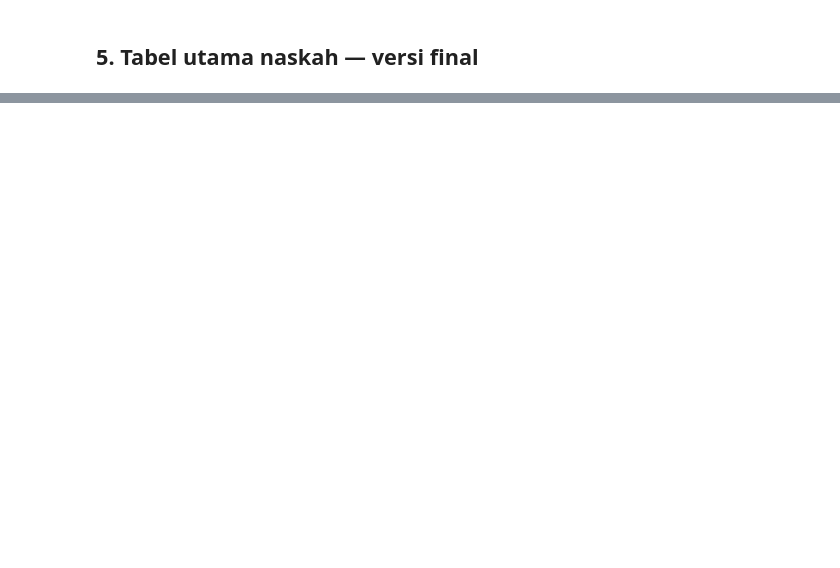
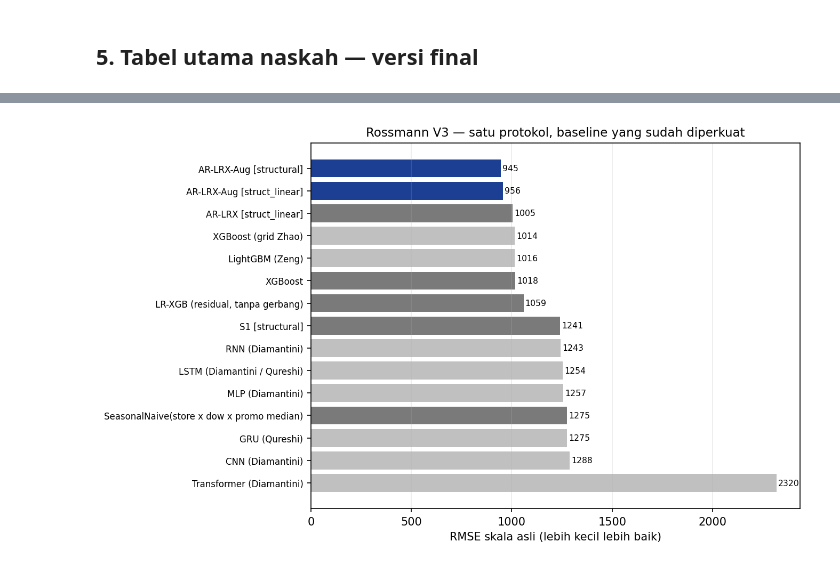
Before and after one commit to wahyuramadhandotcom/A-Hybrid-forecasting-model, a Jupyter notebook: notebooks/exp06b_rossmann_baselines_strong.ipynb, the cells around one changed output, grey strips where cells are left out. Cells and saved outputs as stored; diff of their text form; code cells hidden in the pictures; blank space fills up the shorter version.

```diff
--- a/notebooks/exp06b_rossmann_baselines_strong.ipynb
+++ b/notebooks/exp06b_rossmann_baselines_strong.ipynb
@@ -21,2 +202,21 @@ for label, fp, grid in [        ("LightGBM (Zeng)", B.fp_lightgbm, B.GRID_LIGHTG
 # %%
-old = pd.read_csv("../results/exp06_rossmann_baselines_unified.csv").set_index("model")cmp_ = []for r in rows:    m = r["model"]    if m in old.index:        o = float(old.loc[m, "orig_RMSE"])        cmp_.append({"model": m, "exp06 (lemah)": o, "exp06b (kuat)": r["orig_RMSE"],                     "perbaikan (%)": (r["orig_RMSE"] - o) / o * 100,                     "val_R2 lama": float(old.loc[m, "val_R2"]),                     "val_R2 baru": r["val_R2"]})cmp_ = pd.DataFrame(cmp_).sort_values("perbaikan (%)")cmp_.to_csv(f"../results/{EXPERIMENT}_exp06_vs_exp06b.csv", index=False)display(cmp_.round(4).to_string(index=False))naive = 1274.631691732541n_bad_old = int((cmp_["exp06 (lemah)"] > naive).sum())n_bad_new = int((cmp_["exp06b (kuat)"] > naive).sum())print(f"\nBaseline yang kalah dari naif musiman ({naive:.0f}): "      f"{n_bad_old} -> {n_bad_new}")print(f"val_R2 rata-rata: {cmp_['val_R2 lama'].mean():.4f} -> {cmp_['val_R2 baru'].mean():.4f}")
+old = pd.read_csv("../results/exp06_rossmann_baselines_unified.csv").set_index("model")
+cmp_ = []
+for r in rows:
+    m = r["model"]
+    if m in old.index:
+        o = float(old.loc[m, "orig_RMSE"])
+        cmp_.append({"model": m, "exp06 (lemah)": o, "exp06b (kuat)": r["orig_RMSE"],
+                     "perbaikan (%)": (r["orig_RMSE"] - o) / o * 100,
+                     "val_R2 lama": float(old.loc[m, "val_R2"]),
+                     "val_R2 baru": r["val_R2"]})
+cmp_ = pd.DataFrame(cmp_).sort_values("perbaikan (%)")
+cmp_.to_csv(f"../results/{EXPERIMENT}_exp06_vs_exp06b.csv", index=False)
+display(cmp_.round(4).to_string(index=False))
+
+naive = 1274.631691732541
+n_bad_old = int((cmp_["exp06 (lemah)"] > naive).sum())
+n_bad_new = int((cmp_["exp06b (kuat)"] > naive).sum())
+print(f"\nBaseline yang kalah dari naif musiman ({naive:.0f}): "
+      f"{n_bad_old} -> {n_bad_new}")
+print(f"val_R2 rata-rata: {cmp_['val_R2 lama'].mean():.4f} -> {cmp_['val_R2 baru'].mean():.4f}")
@@ -35,3 +325,16 @@ y_log = d.y_test; y_org = np.expm1(y_log)p_ours = np.asarray(npz_d[f"{VARIANT}|A
 # %%
-fig, ax = plt.subplots(figsize=(9, 5.5), dpi=150)t = table.sort_values("RMSE")warna = ["#1c3f94" if a.startswith("usulan") else         ("#7a7a7a" if a.startswith("pembanding") else "#c0c0c0") for a in t.asal]ax.barh(range(len(t)), t.RMSE, color=warna)ax.set_yticks(range(len(t))); ax.set_yticklabels([m[:44] for m in t.model], fontsize=8)ax.invert_yaxis(); ax.set_xlabel("RMSE skala asli (lebih kecil lebih baik)")ax.set_title("Rossmann V3 — satu protokol, baseline yang sudah diperkuat", fontsize=11)ax.grid(axis="x", alpha=.25)for i, v in enumerate(t.RMSE):    ax.text(v + 8, i, f"{v:.0f}", va="center", fontsize=7.5)plt.tight_layout(); plt.show()
+fig, ax = plt.subplots(figsize=(9, 5.5), dpi=150)
+t = table.sort_values("RMSE")
+warna = ["#1c3f94" if a.startswith("usulan") else
+         ("#7a7a7a" if a.startswith("pembanding") else "#c0c0c0") for a in t.asal]
+ax.barh(range(len(t)), t.RMSE, color=warna)
+ax.set_yticks(range(len(t))); ax.set_yticklabels([m[:44] for m in t.model], fontsize=8)
+ax.invert_yaxis(); ax.set_xlabel("RMSE skala asli (lebih kecil lebih baik)")
+ax.set_title("Rossmann V3 — satu protokol, baseline yang sudah diperkuat", fontsize=11)
+ax.grid(axis="x", alpha=.25)
+for i, v in enumerate(t.RMSE):
+    ax.text(v + 8, i, f"{v:.0f}", va="center", fontsize=7.5)
+plt.tight_layout(); plt.show()
+# %% [output]
+[figure, added]
 # %% [markdown]
```
Also changed, not shown: parts of 9 cells of this notebook, 58 other files.
